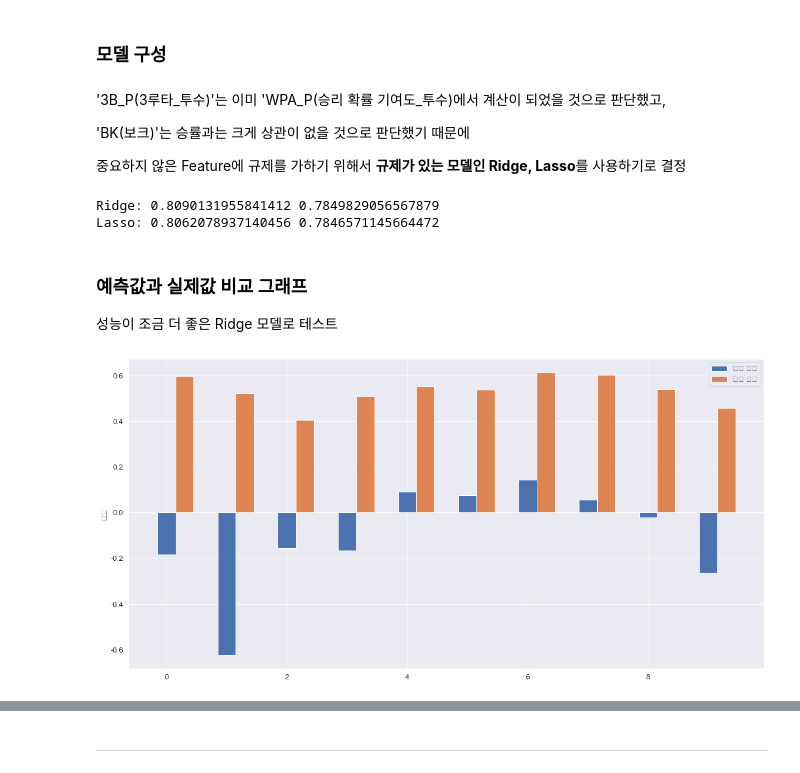
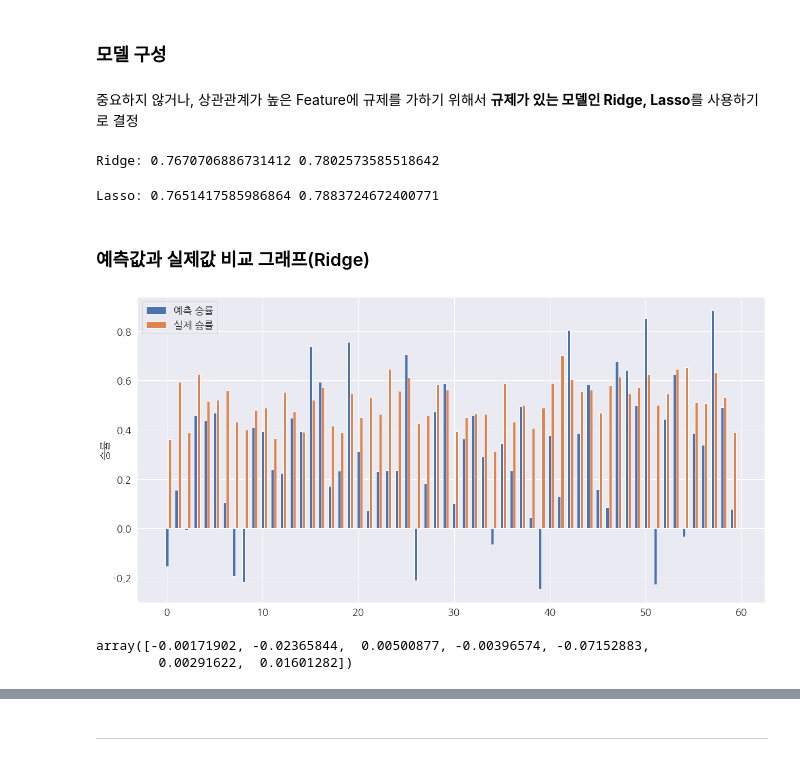
Before and after one commit to ch-4ml/machine-learning-study, a Jupyter notebook: tensorflow/practice/KBO 승률 예측.ipynb, the cells around one changed output, grey strips where cells are left out. Drawn from its saved outputs; the diff is of its cells as text; code cells hidden in the pictures.

```diff
--- a/tensorflow/practice/KBO 승률 예측.ipynb
+++ b/tensorflow/practice/KBO 승률 예측.ipynb
@@ -100,0 +92,3 @@ data.head()
+# %%
+data = data.drop(['WPA_B', 'WPA_P', '2B_P', '3B_P', 'HLD(HD)'], axis=1)
+data.head()
@@ -353,2 +341,0 @@ X = X.drop(['HBP_P'], axis=1)
-# %%
-X = X.drop(['2B_P'], axis=1)
@@ -397,12 +382,12 @@ corr = X[X.columns].corr(method='pearson')
 plt.rc('font', family='NanumGothic')
 plt.figure(figsize=(20, 20))
 
-sns.set(font_scale=1.2)
+sns.set(font_scale=1.6)
 hm = sns.heatmap(corr.values,
             cbar=True,
             annot=True,
             square=True,
-            fmt='.8f',
+            fmt='1.6f',
             annot_kws={'size': 12},
             yticklabels=X.columns,
             xticklabels=X.columns)
@@ -425,16 +431,12 @@ X_test_std = (X_test - X_mean) / X_std
 # %% [markdown]
 ### 모델 구성
 # %% [markdown]
-'3B_P(3루타_투수)'는 이미 'WPA_P(승리 확률 기여도_투수)에서 계산이 되었을 것으로 판단했고,
-
-'BK(보크)'는 승률과는 크게 상관이 없을 것으로 판단했기 때문에
-
-중요하지 않은 Feature에 규제를 가하기 위해서 <b>규제가 있는 모델인 Ridge, Lasso</b>를 사용하기로 결정
+중요하지 않거나, 상관관계가 높은 Feature에 규제를 가하기 위해서 <b>규제가 있는 모델인 Ridge, Lasso</b>를 사용하기로 결정
 # %%
 from sklearn.linear_model import Ridge, Lasso
 
 # Ridge
-ridge = Ridge(alpha=1e-1, random_state=64)
+ridge = Ridge(alpha=1e-4, random_state=64)
 
 # Lasso
 lasso = Lasso(alpha=1e-3, random_state=64)
@@ -443,27 +445,35 @@ ridge_model = ridge.fit(X_train_std, y_train)
 lasso_model = lasso.fit(X_train_std, y_train)
 # %%
 print('Ridge:', ridge_model.score(X_train_std, y_train), ridge_model.score(X_test_std, y_test))
-print('Lasso:', lasso_model.score(X_train_std, y_train), lasso_model.score(X_test_std, y_test))
 # %% [output]
-Ridge: 0.8090131955841412 0.7849829056567879
-Lasso: 0.8062078937140456 0.7846571145664472
+Ridge: 0.7670706886731412 0.7802573585518642
+# %%
+print('Lasso:', lasso_model.score(X_train_std, y_train), lasso_model.score(X_test_std, y_test))
+# %% [output]
+Lasso: 0.7651417585986864 0.7883724672400771
 # %% [markdown]
-### 예측값과 실제값 비교 그래프
-
-성능이 조금 더 좋은 Ridge 모델로 테스트
+### 예측값과 실제값 비교 그래프(Ridge)
 # %%
+mpl.rc('font', family='NanumGothic')  # matplotlib에서 한글 폰트로 NanumGothic을 사용
+mpl.rcParams['axes.unicode_minus'] = False
+
 w_ = 0.3
 plt.figure(figsize=(20, 10))
 
-predict = ridge_model.predict(X_test[:10])
-plt.bar(range(len(predict)), predict, width=w_)
+pred = ridge_model.predict(X_test[:])
+plt.bar(range(len(pred)), pred, width=w_)
 
-value = y_test.values[:10]
-plt.bar([i + w_ for i in range(len(value))], value, width=w_)
+true = y_test.values[:]
+plt.bar([i + w_ for i in range(len(true))], true, width=w_)
 
 plt.ylabel('승률')
 plt.legend(('예측 승률', '실제 승률'))
 
 plt.show()
 # %% [output]
-[figure, old version]
+[figure, new version]
+# %%
+ridge_model.coef_
+# %% [output]
+array([-0.00171902, -0.02365844,  0.00500877, -0.00396574, -0.07152883,
+        0.00291622,  0.01601282])
```
Also changed, not shown: parts of 49 cells of this notebook, 8 other files.
